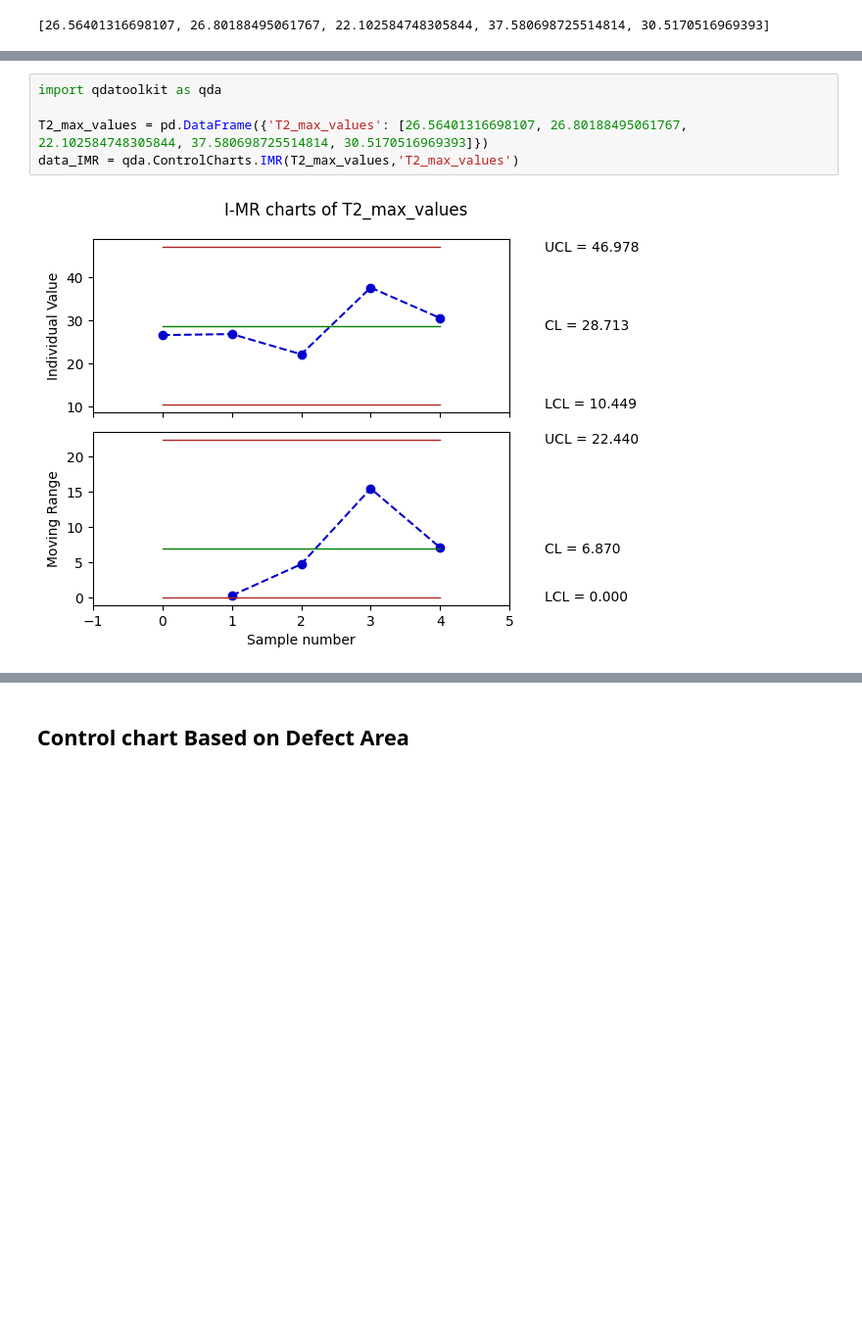
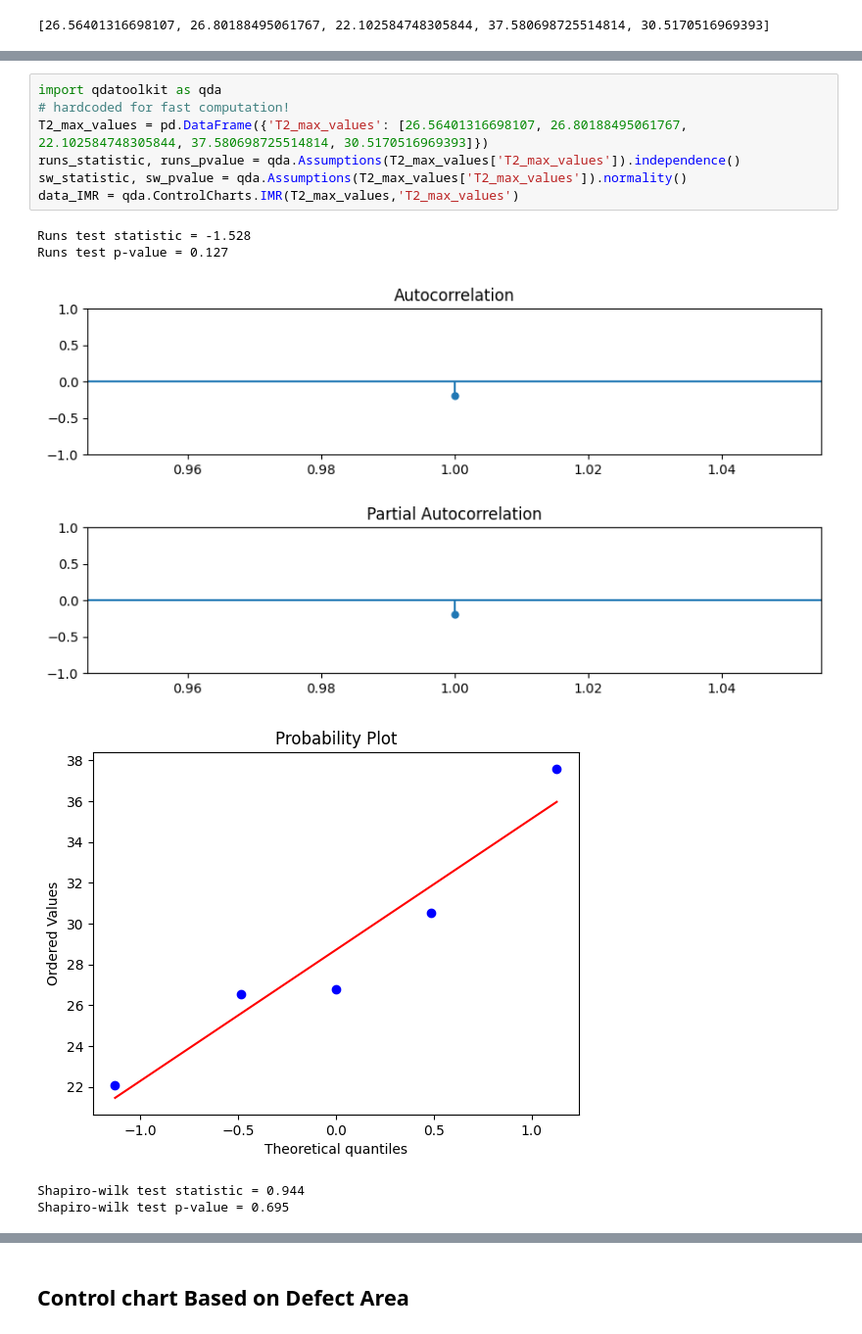
Before and after one commit to Cimap-dev/qda-project, a Jupyter notebook: kmeans.ipynb, the cells around one changed output, grey strips where cells are left out. Shown at 98% size. Cells and saved outputs as stored; diff of their text form; blank space fills up the shorter version.

```diff
--- a/kmeans.ipynb
+++ b/kmeans.ipynb
@@ -348,7 +348,14 @@ UCL: 53.61917775972816
 # %%
 import qdatoolkit as qda
-
+# hardcoded for fast computation!
 T2_max_values = pd.DataFrame({'T2_max_values': [26.56401316698107, 26.80188495061767, 22.102584748305844, 37.580698725514814, 30.5170516969393]})
+runs_statistic, runs_pvalue = qda.Assumptions(T2_max_values['T2_max_values']).independence()
+sw_statistic, sw_pvalue = qda.Assumptions(T2_max_values['T2_max_values']).normality()
 data_IMR = qda.ControlCharts.IMR(T2_max_values,'T2_max_values')
 # %% [output]
+Runs test statistic = -1.528
+Runs test p-value = 0.127
-[figure, old version]
+[figure, new version]
+[figure, added]
+Shapiro-wilk test statistic = 0.944
+Shapiro-wilk test p-value = 0.695
```
Also changed, not shown: parts of 13 cells of this notebook.
